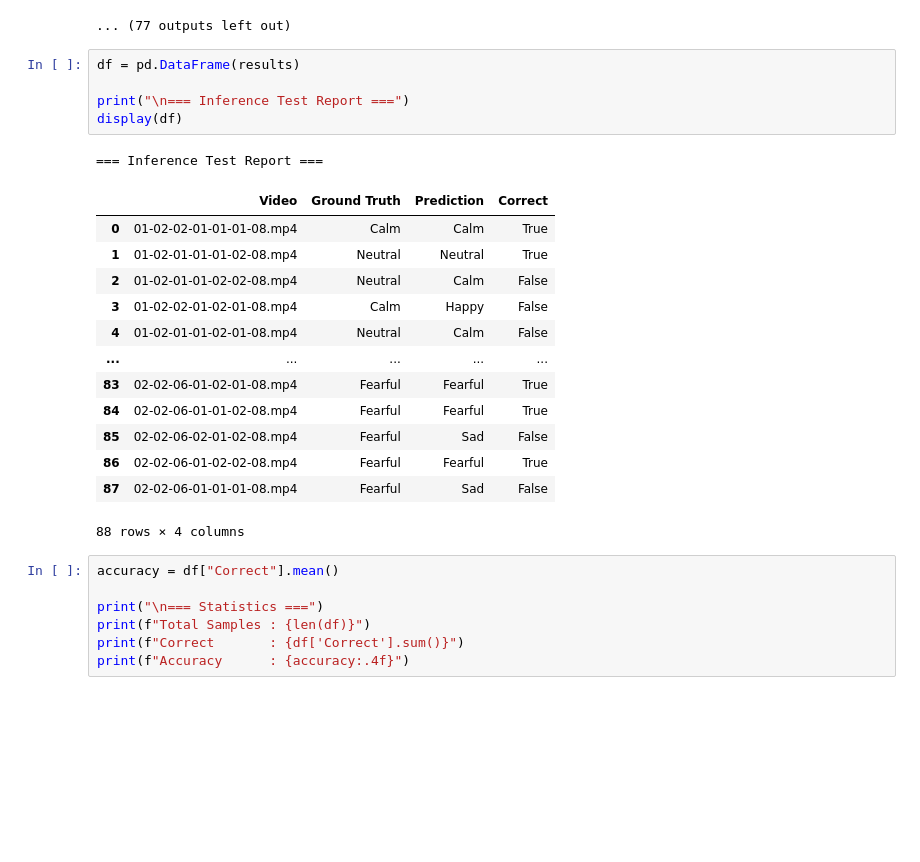
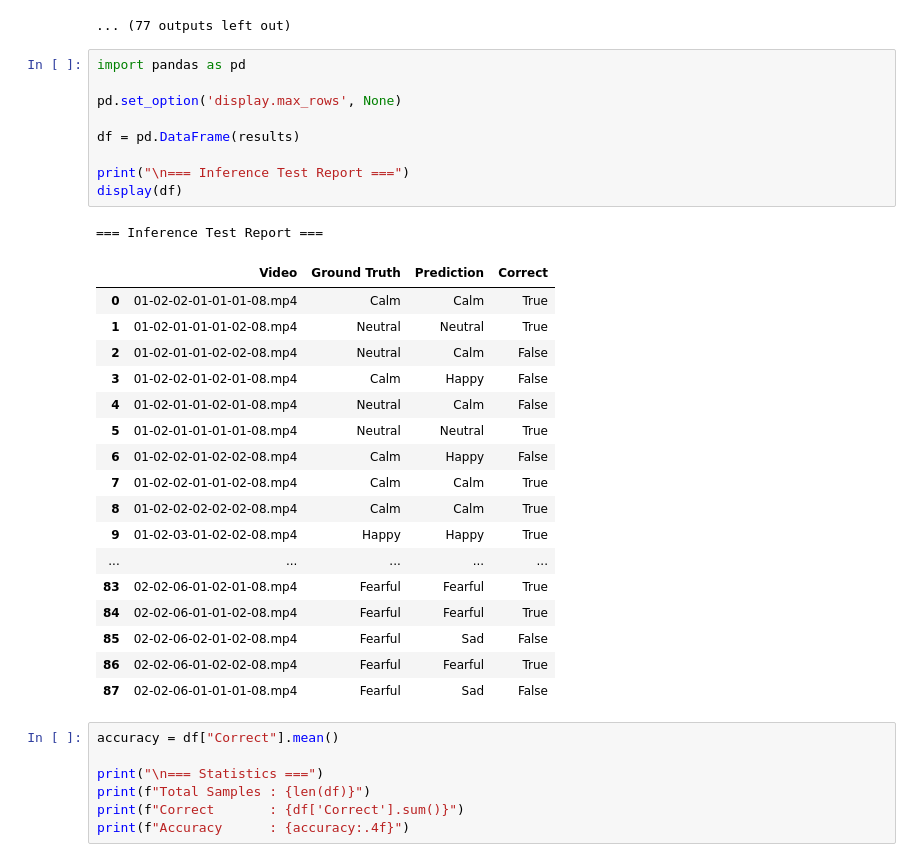
Before and after one commit to prashant33333/Dissertation_Multimodal_transformer, a Jupyter notebook: test_cases/test.ipynb, the cells around one changed output. Drawn from its saved outputs; the diff is of its cells as text; blank space fills up the shorter version.

Commit message:
changed to display all test results

```diff
--- a/test_cases/test.ipynb
+++ b/test_cases/test.ipynb
@@ -687,25 +686,33 @@ for video_path in tqdm(video_files):
 🎥 Video received: /content/drive/MyDrive/Dissertion/inference_test_data/01-02-03-01-01-01-08.mp4
 ... (77 outputs left out)
 # %%
+import pandas as pd
+
+pd.set_option('display.max_rows', None)
+
 df = pd.DataFrame(results)
 
 print("\n=== Inference Test Report ===")
 display(df)
 # %% [output]
 === Inference Test Report ===
 |  | Video | Ground Truth | Prediction | Correct |
 | 0 | 01-02-02-01-01-01-08.mp4 | Calm | Calm | True |
 | 1 | 01-02-01-01-01-02-08.mp4 | Neutral | Neutral | True |
 | 2 | 01-02-01-01-02-02-08.mp4 | Neutral | Calm | False |
 | 3 | 01-02-02-01-02-01-08.mp4 | Calm | Happy | False |
 | 4 | 01-02-01-01-02-01-08.mp4 | Neutral | Calm | False |
+| 5 | 01-02-01-01-01-01-08.mp4 | Neutral | Neutral | True |
+| 6 | 01-02-02-01-02-02-08.mp4 | Calm | Happy | False |
+| 7 | 01-02-02-01-01-02-08.mp4 | Calm | Calm | True |
+| 8 | 01-02-02-02-02-02-08.mp4 | Calm | Calm | True |
+| 9 | 01-02-03-01-02-02-08.mp4 | Happy | Happy | True |
 | ... | ... | ... | ... | ... |
 | 83 | 02-02-06-01-02-01-08.mp4 | Fearful | Fearful | True |
 | 84 | 02-02-06-01-01-02-08.mp4 | Fearful | Fearful | True |
 | 85 | 02-02-06-02-01-02-08.mp4 | Fearful | Sad | False |
 | 86 | 02-02-06-01-02-02-08.mp4 | Fearful | Fearful | True |
 | 87 | 02-02-06-01-01-01-08.mp4 | Fearful | Sad | False |
-88 rows × 4 columns
 # %%
 accuracy = df["Correct"].mean()
 
```
Also changed, not shown: parts of 3 cells of this notebook.
